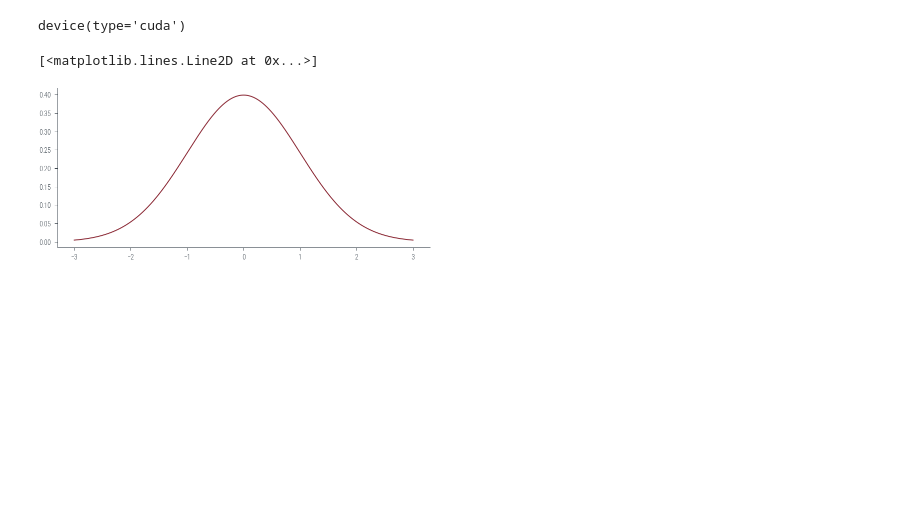
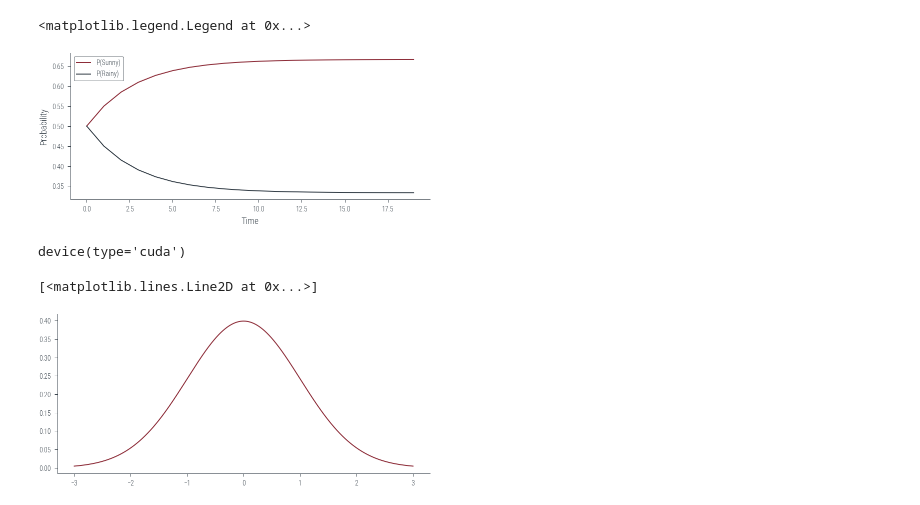
Before and after one commit to nipunbatra/pml-teaching, a Jupyter notebook: notebooks/markov-chain.ipynb, the cells around one changed output. Saved outputs shown, nothing was run; the diff lists cells and outputs as text; code cells hidden in the pictures; blank space fills up the shorter version.

```diff
--- a/notebooks/mcmc-1.ipynb
+++ b/notebooks/markov-chain.ipynb
@@ -29,0 +82,4 @@ import hamiltorch
+# %%
+# P(Sunny) at t=0
+PS.append(P[0].item())
+PS
@@ -29,0 +88,4 @@ import hamiltorch
+# %%
+# P (Rainy) at t=0
+PR.append(P[1].item())
+PR
@@ -29,0 +94,10 @@ import hamiltorch
+# %%
+def PS_t(t):
+    return PS[t-1] * A[0, 0].item() + PR[t-1] * A[1, 0].item()
+
+def PR_t(t):
+    return PS[t-1] * A[0, 1].item() + PR[t-1] * A[1, 1].item()
+# %%
+for t in range(1, 20):
+    PS.append(PS_t(t))
+    PR.append(PR_t(t))
@@ -30,3 +124,12 @@ import hamiltorch
+# %%
+plt.plot(PS, label='P(Sunny)')
+plt.plot(PR, label='P(Rainy)')
+plt.xlabel('Time')
+plt.ylabel('Probability')
+plt.legend()
+# %% [output]
+<matplotlib.legend.Legend at 0x...>
+[figure, added]
 # %%
 hamiltorch.set_random_seed(123)
 device = torch.device('cuda' if torch.cuda.is_available() else 'cpu')
```
Also changed, not shown: parts of 10 cells of this notebook, 4 other files.
